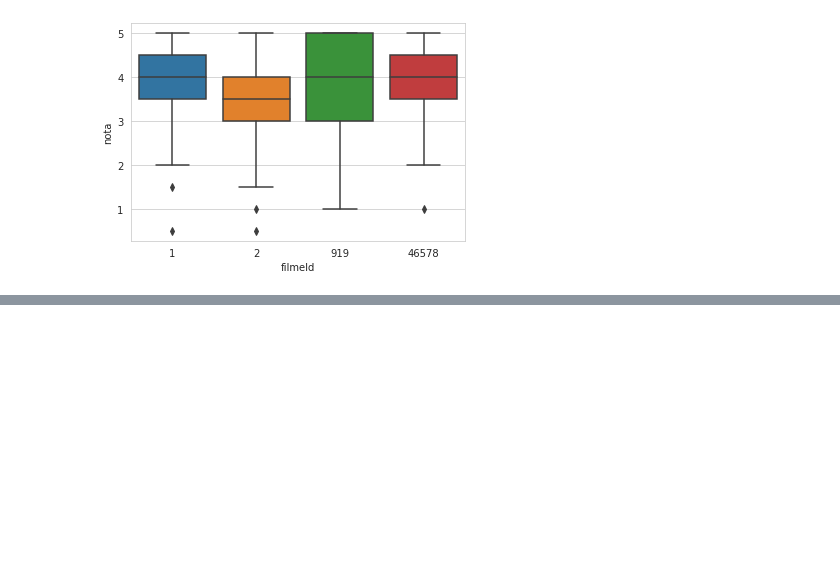
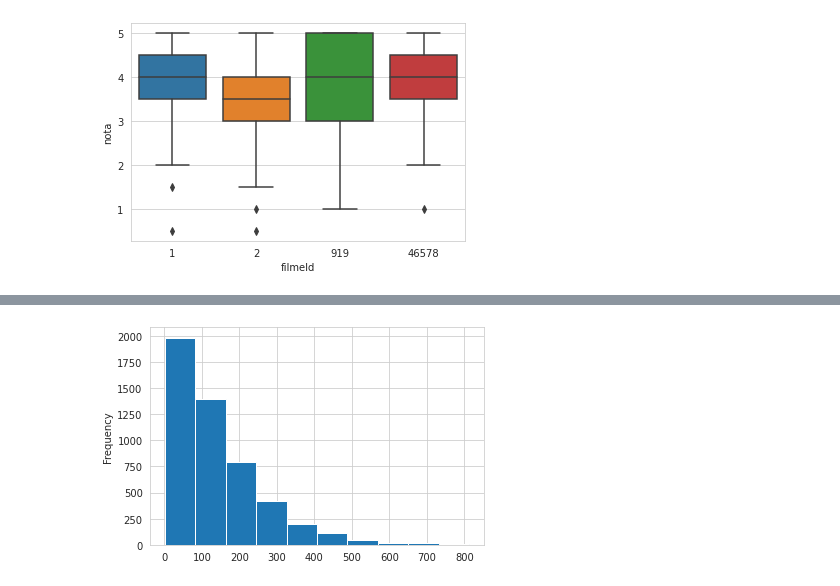
Before and after one commit to satoota/alura-base-filmes, a Jupyter notebook: Alura_Quarentena_Dados.ipynb, the cells around one changed output, grey strips where cells are left out. Cells and saved outputs as stored; diff of their text form; code cells hidden in the pictures; blank space fills up the shorter version.

```diff
--- a/Alura_Quarentena_Dados.ipynb
+++ b/Alura_Quarentena_Dados.ipynb
@@ -391,0 +394,3 @@ sns.boxplot(data= avaliacoes.query("filmeId in [1,2,919,46578]"), x="filmeId", y
+# %%
+imdb = pd.read_csv("https://raw.githubusercontent.com/satoota/alura-base-filmes/master/movie_metadata.csv")
+imdb.head()
@@ -391,0 +451,6 @@ sns.boxplot(data= avaliacoes.query("filmeId in [1,2,919,46578]"), x="filmeId", y
+# %%
+# plotagem do numero de criticas
+imdb['num_critic_for_reviews'].plot(kind='hist')
+plt.show()
+# %% [output]
+[figure, added]
```
Also changed, not shown: parts of 32 cells of this notebook.
